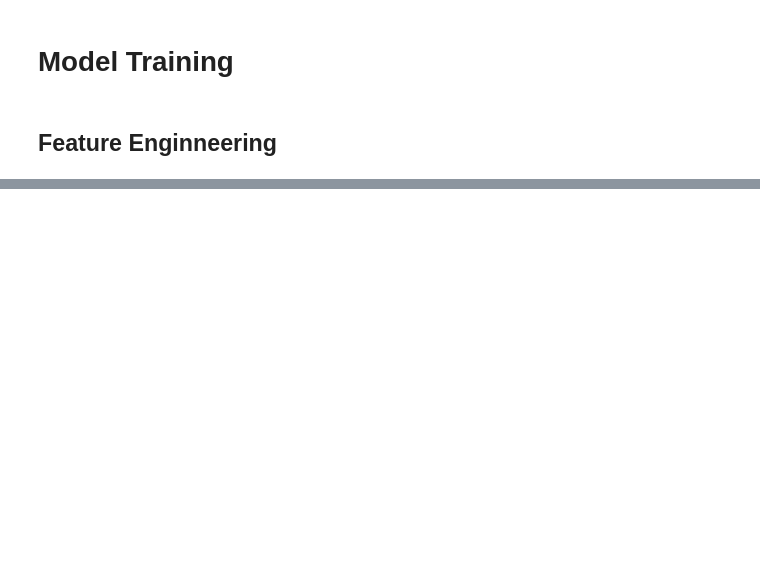
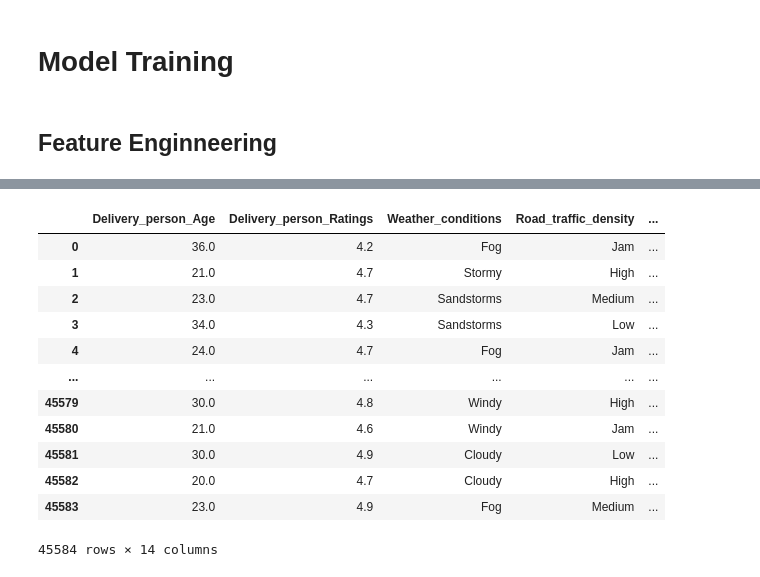
Before and after one commit to SSP972/Delivery_Time_pred, a Jupyter notebook: Delivery_price_prediction/notebook/model_training.ipynb, the cells around one changed output, grey strips where cells are left out. Cells and saved outputs as stored; diff of their text form; code cells hidden in the pictures; blank space fills up the shorter version.

```diff
--- a/Delivery_price_prediction/notebook/model_training.ipynb
+++ b/Delivery_price_prediction/notebook/model_training.ipynb
@@ -20,0 +96,28 @@ df_clened=pd.read_csv('/config/workspace/Delivery_price_prediction/notebook/data
+# %%
+#time_conversion pipeline
+
+
+def get_pickup_time(df):
+    def time_to_minutes(x):
+        if ((isinstance(x,str))and(":" in x)):
+            return float(x.split(":")[0]) * 60 + (float(x.split(":")[1]))
+        else:
+            return np.nan
+
+
+    df['Time_Order_picked']=df['Time_Order_picked'].apply(time_to_minutes)
+    df['Time_Orderd']=df['Time_Orderd'].apply(time_to_minutes)
+    df['pickup_time']=df['Time_Order_picked']-df['Time_Orderd']
+    return df
+# %%
+#Extring month column
+def month_spliter(df):
+    df['Order_Month']=df['Order_Date'].apply(lambda x: int(x.split("-")[1]))
+    return df
+# Pipeline for date column
+date_pipeline = Pipeline([('extract_month', FunctionTransformer(month_spliter))])
+# %%
+# Column dropper
+def dropper(df):
+    df.drop(drop_list_pipe,inplace=True, axis=1)
+    return df
@@ -25,6 +212,0 @@ df_clened
-# %%
-# Splitting independant and dependant features
-df.drop([                'ID',
-                'Delivery_person_ID'],inplace=True,axis=1)
-X=df.drop('Time_taken (min)',axis=1)
-y=df['Time_taken (min)']
@@ -170,2 +228,16 @@ time_pipeline.fit_transform(X_train)
 # %%
-full_pipeline.fit_transform(X_train)
+full_pipeline.fit_transform(df)
+# %% [output]
+|  | Delivery_person_Age | Delivery_person_Ratings | Weather_conditions | Road_traffic_density | ... |
+| 0 | 36.0 | 4.2 | Fog | Jam | ... |
+| 1 | 21.0 | 4.7 | Stormy | High | ... |
+| 2 | 23.0 | 4.7 | Sandstorms | Medium | ... |
+| 3 | 34.0 | 4.3 | Sandstorms | Low | ... |
+| 4 | 24.0 | 4.7 | Fog | Jam | ... |
+| ... | ... | ... | ... | ... | ... |
+| 45579 | 30.0 | 4.8 | Windy | High | ... |
+| 45580 | 21.0 | 4.6 | Windy | Jam | ... |
+| 45581 | 30.0 | 4.9 | Cloudy | Low | ... |
+| 45582 | 20.0 | 4.7 | Cloudy | High | ... |
+| 45583 | 23.0 | 4.9 | Fog | Medium | ... |
+45584 rows × 14 columns
```
Also changed, not shown: parts of 21 cells of this notebook, 11 other files.
